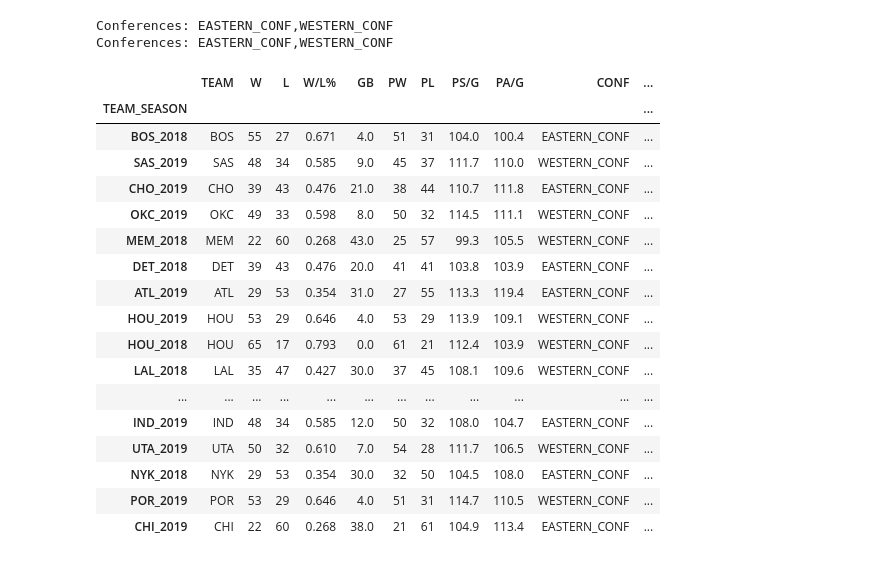
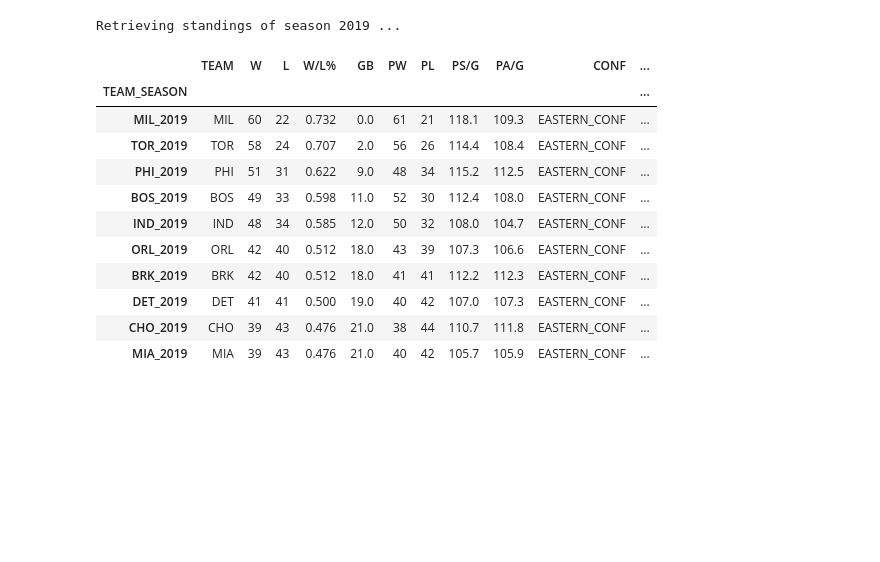
Before and after one commit to pauldes/nba, a Jupyter notebook: extract_teams_standings.ipynb, the cells around one changed output. Cells and saved outputs as stored; diff of their text form; code cells hidden in the pictures; blank space fills up the shorter version.

```diff
--- a/extract_teams_standings.ipynb
+++ b/extract_teams_standings.ipynb
@@ -4,31 +4,24 @@ pandas.set_option('display.max_columns', None)
 from nba import br_extractor
 extractor = br_extractor.BRExtractor()
 # %%
-stats = extractor.get_team_standings(subset_by_seasons=[2018, 2019])
+stats = extractor.get_team_standings(subset_by_seasons=[2019])
 # %% [output]
-Conferences: EASTERN_CONF,WESTERN_CONF
-Conferences: EASTERN_CONF,WESTERN_CONF
+Retrieving standings of season 2019 ...
-# %%
-stats.sample(20)
-# %% [output]
-|  | TEAM | W | L | W/L% | GB | PW | PL | PS/G | PA/G | CONF | ... |
-| TEAM_SEASON |  |  |  |  |  |  |  |  |  |  | ... |
-| BOS_2018 | BOS | 55 | 27 | 0.671 | 4.0 | 51 | 31 | 104.0 | 100.4 | EASTERN_CONF | ... |
-| SAS_2019 | SAS | 48 | 34 | 0.585 | 9.0 | 45 | 37 | 111.7 | 110.0 | WESTERN_CONF | ... |
-| CHO_2019 | CHO | 39 | 43 | 0.476 | 21.0 | 38 | 44 | 110.7 | 111.8 | EASTERN_CONF | ... |
-| OKC_2019 | OKC | 49 | 33 | 0.598 | 8.0 | 50 | 32 | 114.5 | 111.1 | WESTERN_CONF | ... |
-| MEM_2018 | MEM | 22 | 60 | 0.268 | 43.0 | 25 | 57 | 99.3 | 105.5 | WESTERN_CONF | ... |
-| DET_2018 | DET | 39 | 43 | 0.476 | 20.0 | 41 | 41 | 103.8 | 103.9 | EASTERN_CONF | ... |
-| ATL_2019 | ATL | 29 | 53 | 0.354 | 31.0 | 27 | 55 | 113.3 | 119.4 | EASTERN_CONF | ... |
-| HOU_2019 | HOU | 53 | 29 | 0.646 | 4.0 | 53 | 29 | 113.9 | 109.1 | WESTERN_CONF | ... |
-| HOU_2018 | HOU | 65 | 17 | 0.793 | 0.0 | 61 | 21 | 112.4 | 103.9 | WESTERN_CONF | ... |
-| LAL_2018 | LAL | 35 | 47 | 0.427 | 30.0 | 37 | 45 | 108.1 | 109.6 | WESTERN_CONF | ... |
-| ... | ... | ... | ... | ... | ... | ... | ... | ... | ... | ... | ... |
-| IND_2019 | IND | 48 | 34 | 0.585 | 12.0 | 50 | 32 | 108.0 | 104.7 | EASTERN_CONF | ... |
-| UTA_2019 | UTA | 50 | 32 | 0.610 | 7.0 | 54 | 28 | 111.7 | 106.5 | WESTERN_CONF | ... |
-| NYK_2018 | NYK | 29 | 53 | 0.354 | 30.0 | 32 | 50 | 104.5 | 108.0 | EASTERN_CONF | ... |
-| POR_2019 | POR | 53 | 29 | 0.646 | 4.0 | 51 | 31 | 114.7 | 110.5 | WESTERN_CONF | ... |
-| CHI_2019 | CHI | 22 | 60 | 0.268 | 38.0 | 21 | 61 | 104.9 | 113.4 | EASTERN_CONF | ... |
+# %%
+stats.head(10)
+# %% [output]
+|  | TEAM | W | L | W/L% | GB | PW | PL | PS/G | PA/G | CONF | ... |
+| TEAM_SEASON |  |  |  |  |  |  |  |  |  |  | ... |
+| MIL_2019 | MIL | 60 | 22 | 0.732 | 0.0 | 61 | 21 | 118.1 | 109.3 | EASTERN_CONF | ... |
+| TOR_2019 | TOR | 58 | 24 | 0.707 | 2.0 | 56 | 26 | 114.4 | 108.4 | EASTERN_CONF | ... |
+| PHI_2019 | PHI | 51 | 31 | 0.622 | 9.0 | 48 | 34 | 115.2 | 112.5 | EASTERN_CONF | ... |
+| BOS_2019 | BOS | 49 | 33 | 0.598 | 11.0 | 52 | 30 | 112.4 | 108.0 | EASTERN_CONF | ... |
+| IND_2019 | IND | 48 | 34 | 0.585 | 12.0 | 50 | 32 | 108.0 | 104.7 | EASTERN_CONF | ... |
+| ORL_2019 | ORL | 42 | 40 | 0.512 | 18.0 | 43 | 39 | 107.3 | 106.6 | EASTERN_CONF | ... |
+| BRK_2019 | BRK | 42 | 40 | 0.512 | 18.0 | 41 | 41 | 112.2 | 112.3 | EASTERN_CONF | ... |
+| DET_2019 | DET | 41 | 41 | 0.500 | 19.0 | 40 | 42 | 107.0 | 107.3 | EASTERN_CONF | ... |
+| CHO_2019 | CHO | 39 | 43 | 0.476 | 21.0 | 38 | 44 | 110.7 | 111.8 | EASTERN_CONF | ... |
+| MIA_2019 | MIA | 39 | 43 | 0.476 | 21.0 | 40 | 42 | 105.7 | 105.9 | EASTERN_CONF | ... |
 # %%
 stats = extractor.get_team_standings()
 stats.to_csv("./data/all_teams_standings.csv")
```
Also changed, not shown: parts of 1 cell of this notebook, 7 other files.
